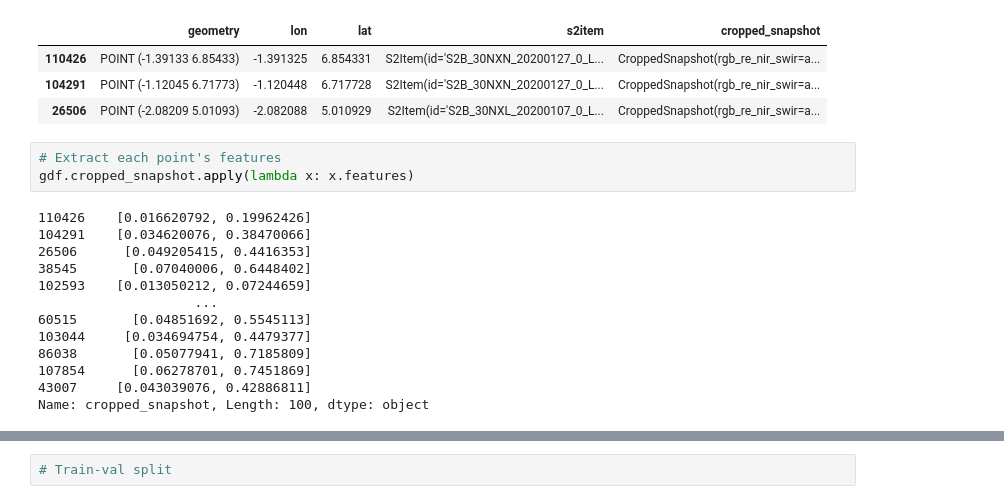
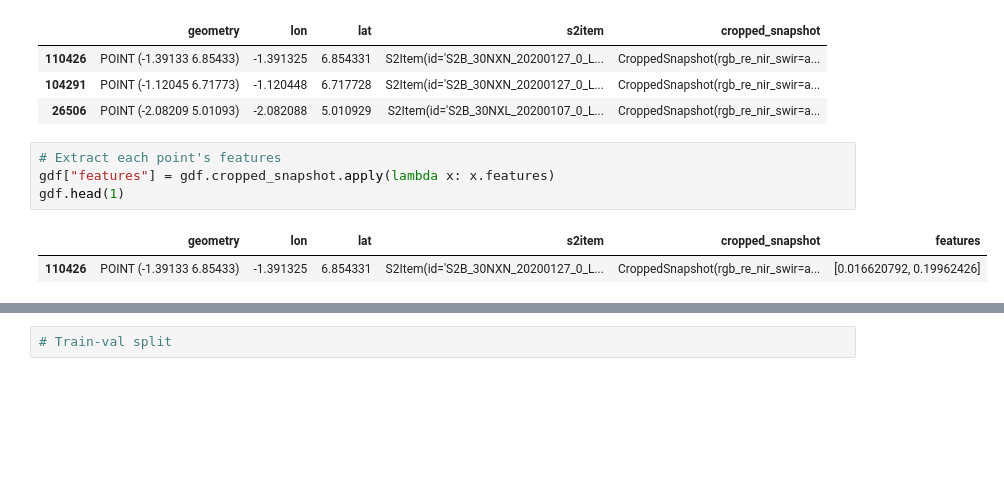
Before and after one commit to arthurgassner-synotis/forestero-skymap-poc, a Jupyter notebook: nb/0-6-predict_ethz.ipynb, the cells around one changed output, grey strips where cells are left out. Drawn from its saved outputs; the diff is of its cells as text; blank space fills up the shorter version.

```diff
--- a/nb/0-6-predict_ethz.ipynb
+++ b/nb/0-6-predict_ethz.ipynb
@@ -216,17 +216,8 @@ gdf.head(3)
 | 26506 | POINT (-2.08209 5.01093) | -2.082088 | 5.010929 | S2Item(id='S2B_30NXL_20200107_0_L... | CroppedSnapshot(rgb_re_nir_swir=a... |
 # %%
 # Extract each point's features
-gdf.cropped_snapshot.apply(lambda x: x.features)
+gdf["features"] = gdf.cropped_snapshot.apply(lambda x: x.features)
+gdf.head(1)
 # %% [output]
-110426    [0.016620792, 0.19962426]
-104291    [0.034620076, 0.38470066]
-26506      [0.049205415, 0.4416353]
-38545       [0.07040006, 0.6448402]
-102593    [0.013050212, 0.07244659]
-                    ...
-60515       [0.04851692, 0.5545113]
-103044     [0.034694754, 0.4479377]
-86038       [0.05077941, 0.7185809]
-107854      [0.06278701, 0.7451869]
-43007     [0.043039076, 0.42886811]
-Name: cropped_snapshot, Length: 100, dtype: object
+|  | geometry | lon | lat | s2item | cropped_snapshot | features |
+| 110426 | POINT (-1.39133 6.85433) | -1.391325 | 6.854331 | S2Item(id='S2B_30NXN_20200127_0_L... | CroppedSnapshot(rgb_re_nir_swir=a... | [0.016620792, 0.19962426] |
```
Also changed, not shown: parts of 4 cells of this notebook, 1 other file.
